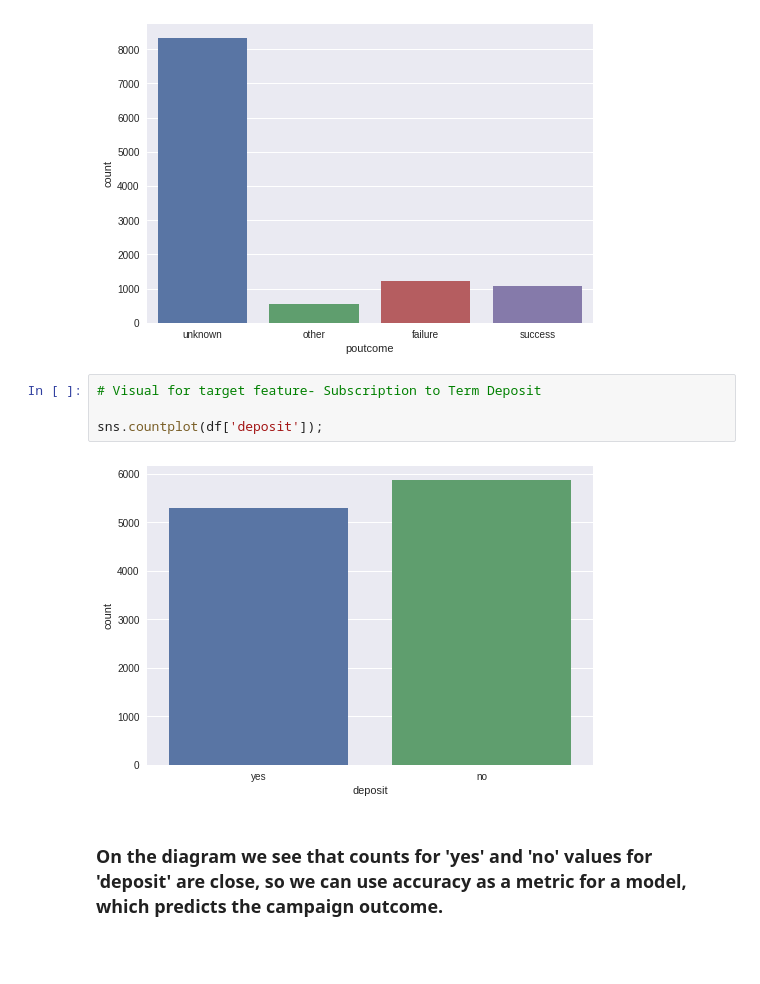
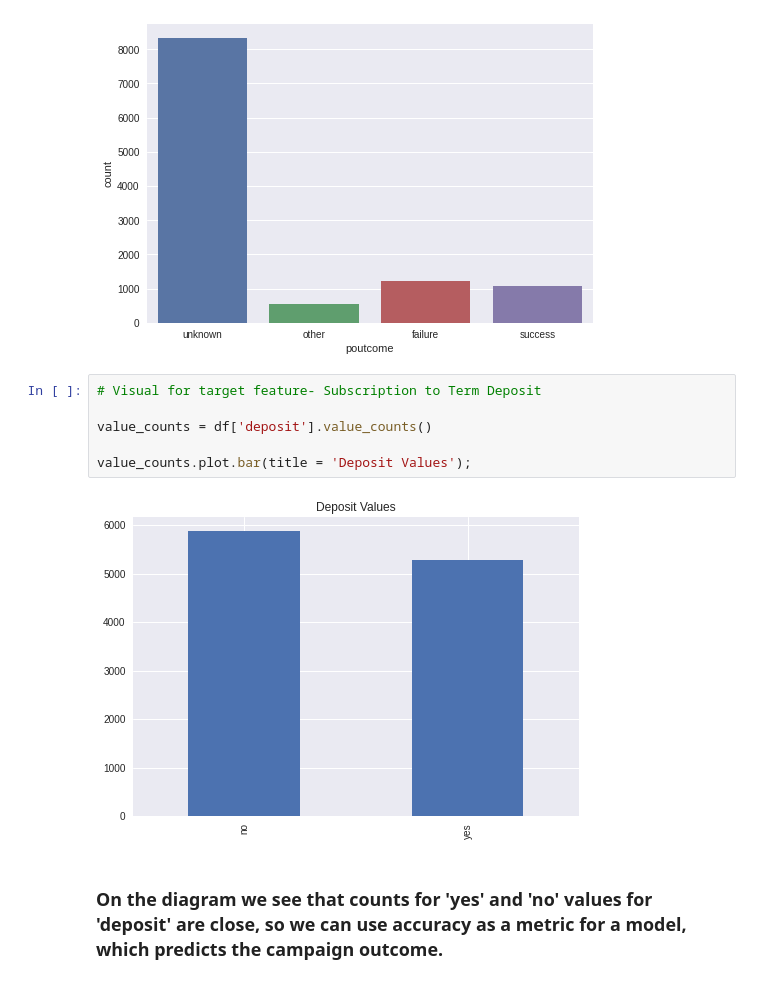
Before and after one commit to amltago/project2, a Jupyter notebook: ProjectB2.ipynb, the cells around one changed output. Drawn from its saved outputs; the diff is of its cells as text; blank space fills up the shorter version.

```diff
--- a/ProjectB2.ipynb
+++ b/ProjectB2.ipynb
@@ -417,9 +417,11 @@ sns.countplot(df['poutcome']);
 # %%
 # Visual for target feature- Subscription to Term Deposit
 
-sns.countplot(df['deposit']);
+value_counts = df['deposit'].value_counts()
+
+value_counts.plot.bar(title = 'Deposit Values');
 # %% [output]
-[figure, old version]
+[figure, new version]
 # %% [markdown]
 ### On the diagram we see that counts for 'yes' and 'no' values for 'deposit' are close, so we can use accuracy as a metric for a model, which predicts the campaign outcome.
 # %% [markdown]
```
Also changed, not shown: parts of 14 cells of this notebook.
